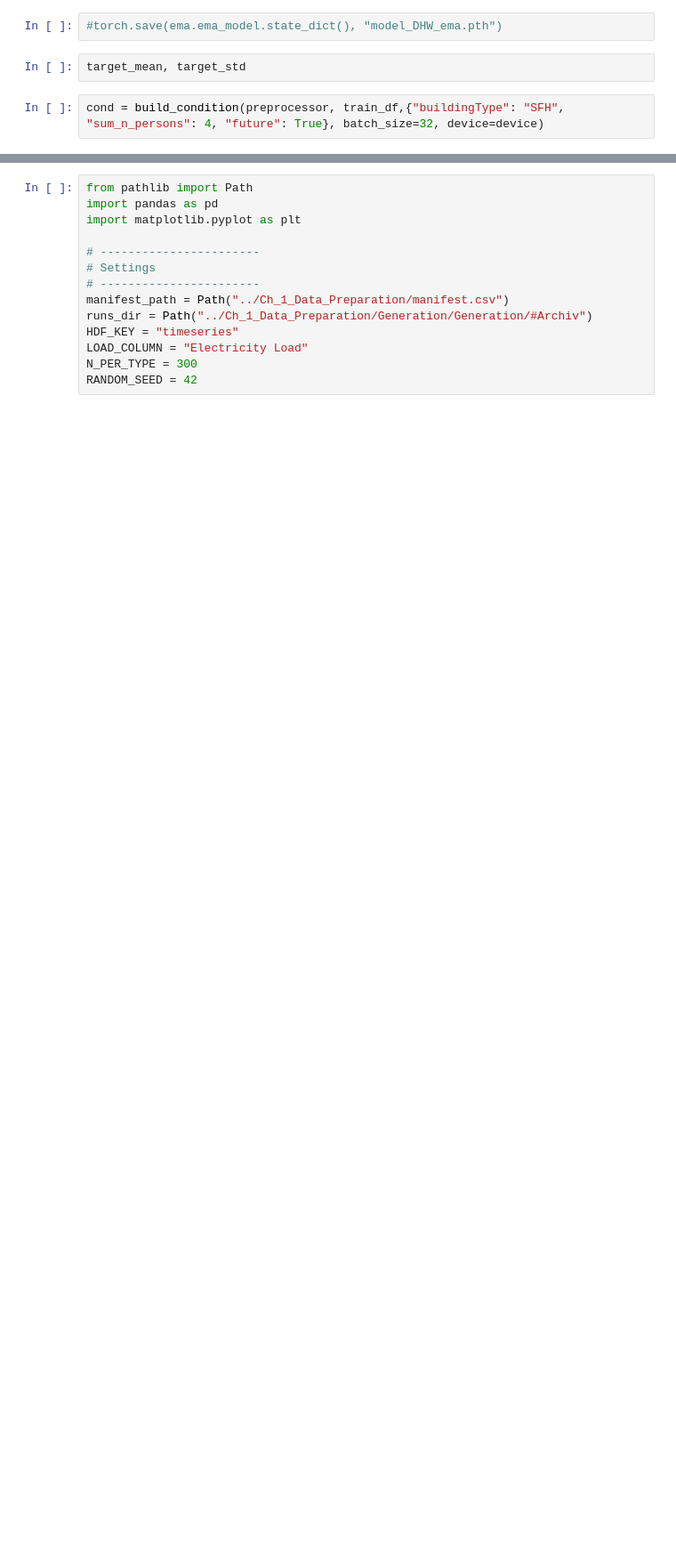
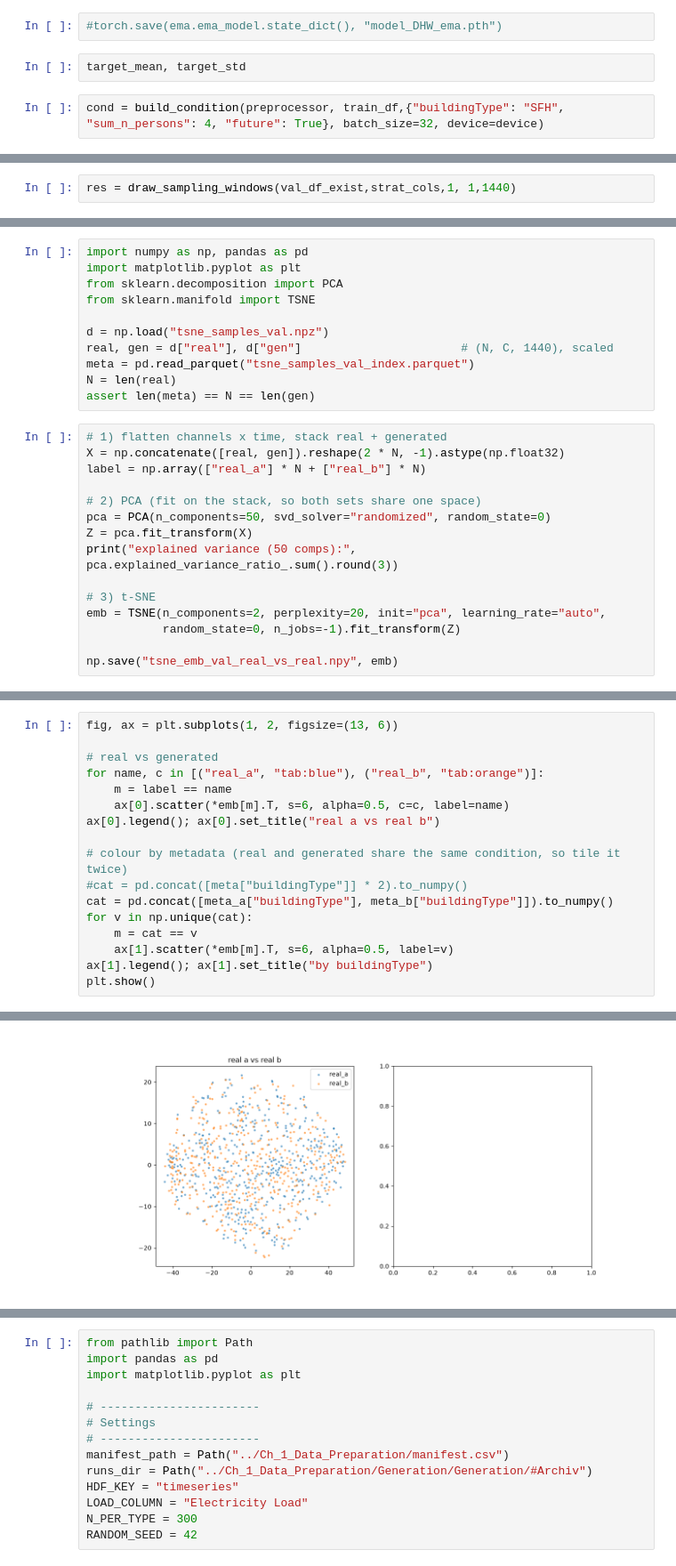
Before and after one commit to NV717/Master_Thesis_EWI_2026, a Jupyter notebook: Ch_4_Diffusion/diffusion1D.ipynb, the cells around one changed output, grey strips where cells are left out. Shown at 89% size. Drawn from its saved outputs; the diff is of its cells as text; blank space fills up the shorter version.

```diff
--- a/Ch_4_Diffusion/diffusion1D.ipynb
+++ b/Ch_4_Diffusion/diffusion1D.ipynb
@@ -1255,0 +1399,2 @@ cond = build_condition(preprocessor, train_df,{"buildingType": "SFH", "sum_n_per
+# %%
+res = draw_sampling_windows(val_df_exist,strat_cols,1, 1,1440)
@@ -1255,0 +1542,26 @@ cond = build_condition(preprocessor, train_df,{"buildingType": "SFH", "sum_n_per
+# %%
+import numpy as np, pandas as pd
+import matplotlib.pyplot as plt
+from sklearn.decomposition import PCA
+from sklearn.manifold import TSNE
+
+d = np.load("tsne_samples_val.npz")
+real, gen = d["real"], d["gen"]                       # (N, C, 1440), scaled
+meta = pd.read_parquet("tsne_samples_val_index.parquet")
+N = len(real)
+assert len(meta) == N == len(gen)
+# %%
+# 1) flatten channels x time, stack real + generated
+X = np.concatenate([real, gen]).reshape(2 * N, -1).astype(np.float32)
+label = np.array(["real_a"] * N + ["real_b"] * N)
+
+# 2) PCA (fit on the stack, so both sets share one space)
+pca = PCA(n_components=50, svd_solver="randomized", random_state=0)
+Z = pca.fit_transform(X)
+print("explained variance (50 comps):", pca.explained_variance_ratio_.sum().round(3))
+
+# 3) t-SNE
+emb = TSNE(n_components=2, perplexity=20, init="pca", learning_rate="auto",
+           random_state=0, n_jobs=-1).fit_transform(Z)
+
+np.save("tsne_emb_val_real_vs_real.npy", emb)
@@ -1255,0 +1570,18 @@ cond = build_condition(preprocessor, train_df,{"buildingType": "SFH", "sum_n_per
+# %%
+fig, ax = plt.subplots(1, 2, figsize=(13, 6))
+
+# real vs generated
+for name, c in [("real_a", "tab:blue"), ("real_b", "tab:orange")]:
+    m = label == name
+    ax[0].scatter(*emb[m].T, s=6, alpha=0.5, c=c, label=name)
+ax[0].legend(); ax[0].set_title("real a vs real b")
+
+# colour by metadata (real and generated share the same condition, so tile it twice)
+#cat = pd.concat([meta["buildingType"]] * 2).to_numpy()
+cat = pd.concat([meta_a["buildingType"], meta_b["buildingType"]]).to_numpy()
+for v in np.unique(cat):
+    m = cat == v
+    ax[1].scatter(*emb[m].T, s=6, alpha=0.5, label=v)
+ax[1].legend(); ax[1].set_title("by buildingType")
+plt.show()
+# %% [output]
@@ -1255,0 +1589 @@ cond = build_condition(preprocessor, train_df,{"buildingType": "SFH", "sum_n_per
+[figure, added]
```
Also changed, not shown: parts of 56 cells of this notebook, 10 other files.
